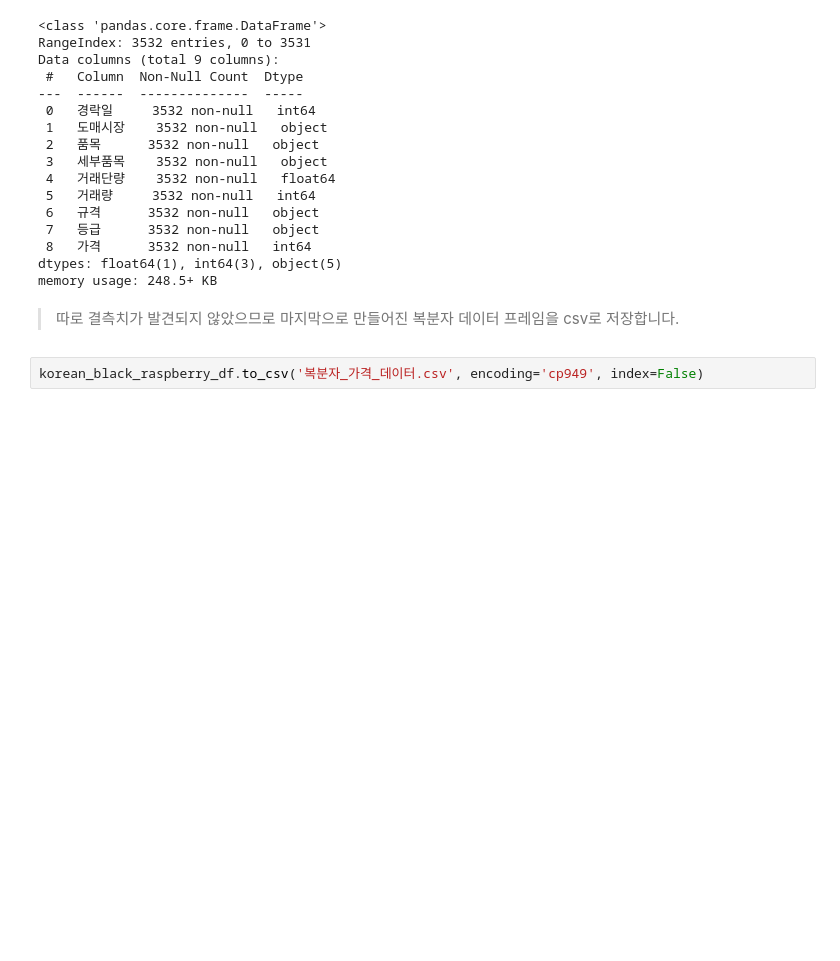
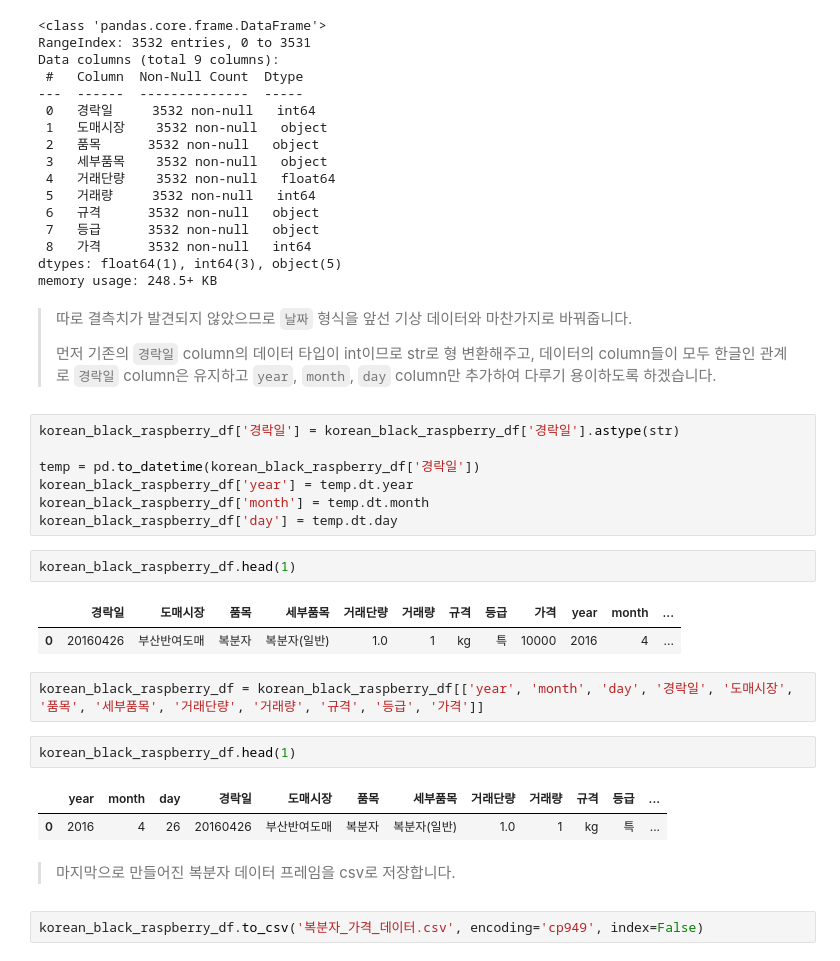
Before and after one commit to JinwangMok/UNI_data_anaysis, a Jupyter notebook: preprocessing.ipynb, the cells around one changed output. Saved outputs shown, nothing was run; the diff lists cells and outputs as text; blank space fills up the shorter version.

```diff
--- a/preprocessing.ipynb
+++ b/preprocessing.ipynb
@@ -524,8 +554,31 @@ Data columns (total 9 columns):
  8   가격      3532 non-null   int64
 dtypes: float64(1), int64(3), object(5)
 memory usage: 248.5+ KB
+# %% [markdown]
+> 따로 결측치가 발견되지 않았으므로 `날짜` 형식을 앞선 기상 데이터와 마찬가지로 바꿔줍니다.
+>
+> 먼저 기존의 `경락일` column의 데이터 타입이 int이므로 str로 형 변환해주고, 데이터의 column들이 모두 한글인 관계로 `경락일` column은 유지하고 `year`, `month`, `day` column만 추가하여 다루기 용이하도록 하겠습니다.
+# %%
+korean_black_raspberry_df['경락일'] = korean_black_raspberry_df['경락일'].astype(str)
+
+temp = pd.to_datetime(korean_black_raspberry_df['경락일'])
+korean_black_raspberry_df['year'] = temp.dt.year
+korean_black_raspberry_df['month'] = temp.dt.month
+korean_black_raspberry_df['day'] = temp.dt.day
+# %%
+korean_black_raspberry_df.head(1)
+# %% [output]
+|  | 경락일 | 도매시장 | 품목 | 세부품목 | 거래단량 | 거래량 | 규격 | 등급 | 가격 | year | month | ... |
+| 0 | 20160426 | 부산반여도매 | 복분자 | 복분자(일반) | 1.0 | 1 | kg | 특 | 10000 | 2016 | 4 | ... |
+# %%
+korean_black_raspberry_df = korean_black_raspberry_df[['year', 'month', 'day', '경락일', '도매시장', '품목', '세부품목', '거래단량', '거래량', '규격', '등급', '가격']]
+# %%
+korean_black_raspberry_df.head(1)
+# %% [output]
+|  | year | month | day | 경락일 | 도매시장 | 품목 | 세부품목 | 거래단량 | 거래량 | 규격 | 등급 | ... |
+| 0 | 2016 | 4 | 26 | 20160426 | 부산반여도매 | 복분자 | 복분자(일반) | 1.0 | 1 | kg | 특 | ... |
 # %% [markdown]
-> 따로 결측치가 발견되지 않았으므로 마지막으로 만들어진 복분자 데이터 프레임을 csv로 저장합니다.
+> 마지막으로 만들어진 복분자 데이터 프레임을 csv로 저장합니다.
 # %%
 korean_black_raspberry_df.to_csv('복분자_가격_데이터.csv', encoding='cp949', index=False)
 # %% [markdown]
```
Also changed, not shown: parts of 8 cells of this notebook.
